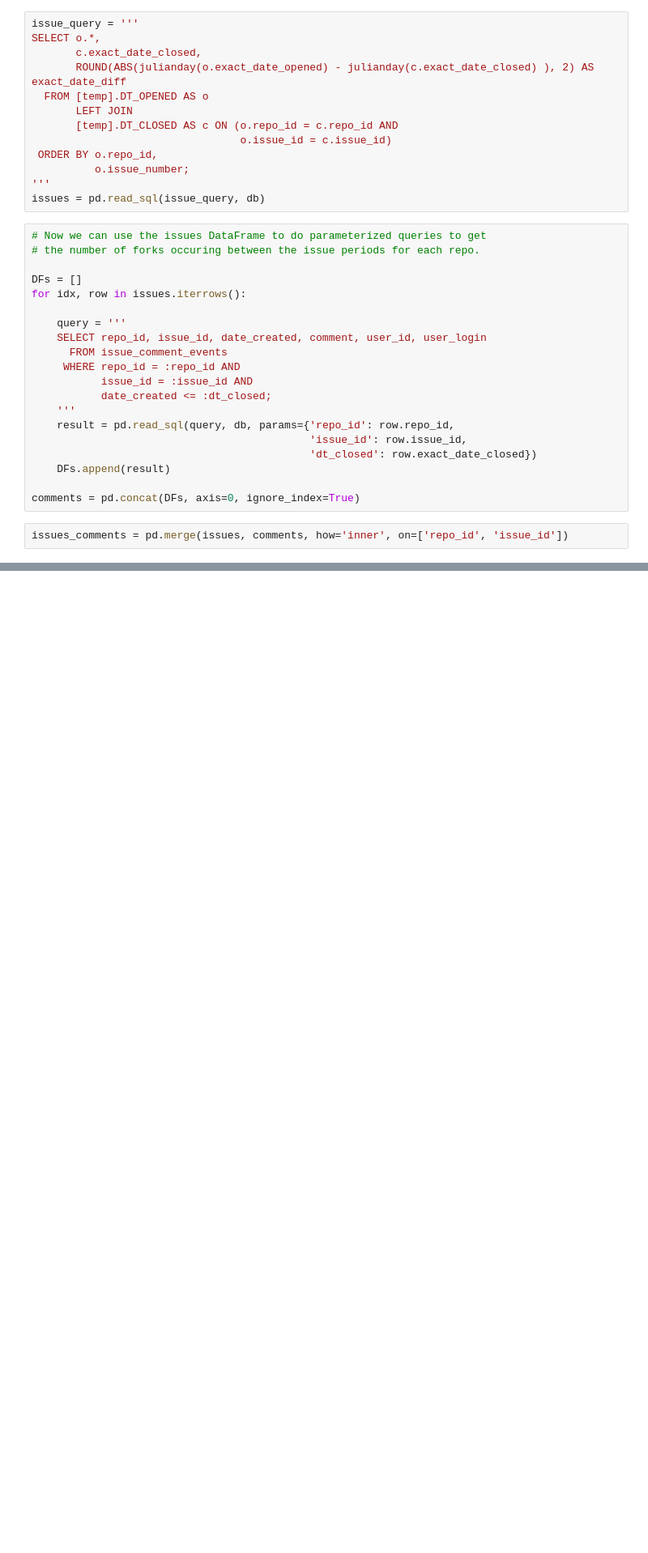
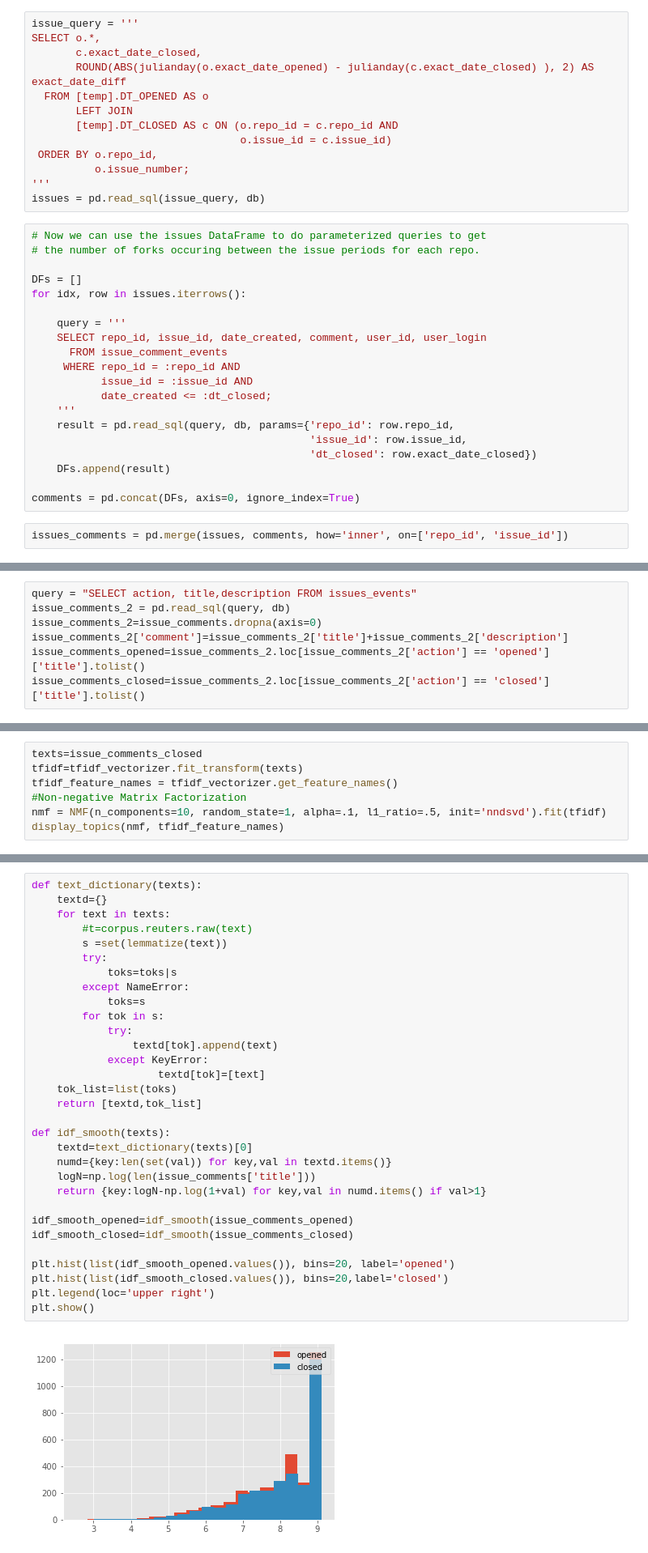
Before and after one commit to nicholas-alonzo/GitHub-Repo-Analysis, a Jupyter notebook: Event-Exploration_ql.ipynb, the cells around one changed output, grey strips where cells are left out. Shown at 81% size. Saved outputs shown, nothing was run; the diff lists cells and outputs as text; blank space fills up the shorter version.

```diff
--- a/Event-Exploration_ql.ipynb
+++ b/Event-Exploration_ql.ipynb
@@ -125,0 +162,7 @@ issues_comments = pd.merge(issues, comments, how='inner', on=['repo_id', 'issue_
+# %%
+query = "SELECT action, title,description FROM issues_events"
+issue_comments_2 = pd.read_sql(query, db)
+issue_comments_2=issue_comments.dropna(axis=0)
+issue_comments_2['comment']=issue_comments_2['title']+issue_comments_2['description']
+issue_comments_opened=issue_comments_2.loc[issue_comments_2['action'] == 'opened']['title'].tolist()
+issue_comments_closed=issue_comments_2.loc[issue_comments_2['action'] == 'closed']['title'].tolist()
@@ -125,0 +245,7 @@ issues_comments = pd.merge(issues, comments, how='inner', on=['repo_id', 'issue_
+# %%
+texts=issue_comments_closed
+tfidf=tfidf_vectorizer.fit_transform(texts)
+tfidf_feature_names = tfidf_vectorizer.get_feature_names()
+#Non-negative Matrix Factorization
+nmf = NMF(n_components=10, random_state=1, alpha=.1, l1_ratio=.5, init='nndsvd').fit(tfidf)
+display_topics(nmf, tfidf_feature_names)
@@ -125,0 +275,33 @@ issues_comments = pd.merge(issues, comments, how='inner', on=['repo_id', 'issue_
+# %%
+def text_dictionary(texts):
+    textd={}
+    for text in texts:
+        #t=corpus.reuters.raw(text)
+        s =set(lemmatize(text))
+        try:
+            toks=toks|s
+        except NameError:
+            toks=s
+        for tok in s:
+            try:
+                textd[tok].append(text)
+            except KeyError:
+                    textd[tok]=[text]
+    tok_list=list(toks)
+    return [textd,tok_list]
+
+def idf_smooth(texts):
+    textd=text_dictionary(texts)[0]
+    numd={key:len(set(val)) for key,val in textd.items()}
+    logN=np.log(len(issue_comments['title']))
+    return {key:logN-np.log(1+val) for key,val in numd.items() if val>1}
+
+idf_smooth_opened=idf_smooth(issue_comments_opened)
+idf_smooth_closed=idf_smooth(issue_comments_closed)
+
+plt.hist(list(idf_smooth_opened.values()), bins=20, label='opened')
+plt.hist(list(idf_smooth_closed.values()), bins=20,label='closed')
+plt.legend(loc='upper right')
+plt.show()
+# %% [output]
+[figure, added]
```
Also changed, not shown: parts of 17 cells of this notebook.
